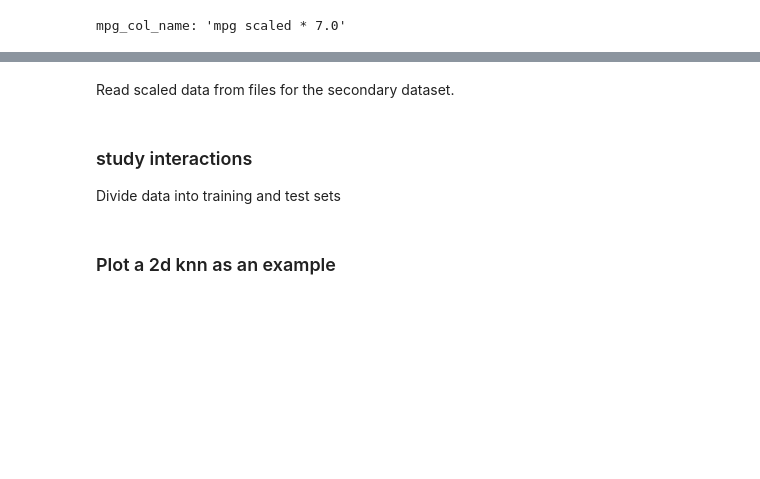
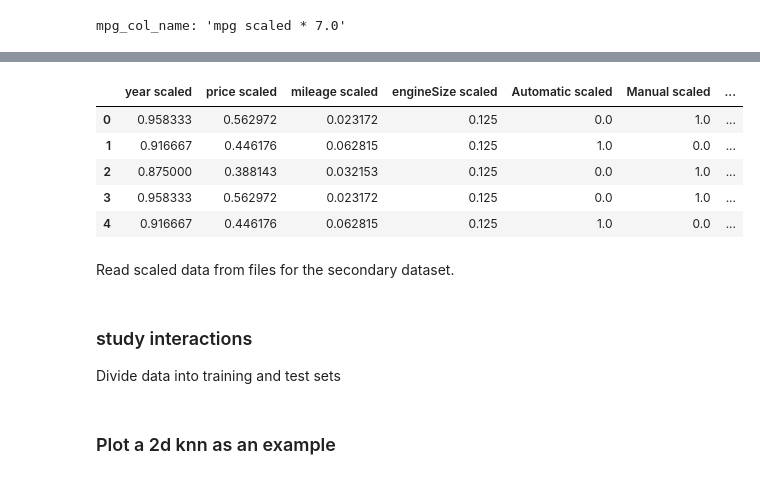
Before and after one commit to ddoggdiggitty/INFS-768-project, a Jupyter notebook: Group Project/Programming/2DimKNN_Example.ipynb, the cells around one changed output, grey strips where cells are left out. Cells and saved outputs as stored; diff of their text form; code cells hidden in the pictures; blank space fills up the shorter version.

```diff
--- a/Group Project/Programming/2DimKNN_Example.ipynb
+++ b/Group Project/Programming/2DimKNN_Example.ipynb
@@ -30,0 +96,20 @@ mpg_col_name: 'mpg scaled * 7.0'
+# %%
+df2 = pd.read_csv("clean2_Ford.csv")
+# %%
+scaler2 = MinMaxScaler()
+X2 = df2.drop("model", axis=1)
+scaler2.fit(X2)
+X2_scaled = scaler2.transform(X2)
+X2.columns = X2.columns + " scaled"
+X2_scaled = pd.DataFrame(X2_scaled, columns=X2.columns)
+# %%
+mpg_scaled = X2_scaled["mpg scaled"].to_frame(name=mpg_col_name)*mpg_weight
+X2_scaled = pd.concat([X2_scaled.drop("mpg scaled", axis=1), mpg_scaled], axis=1)
+display(X2_scaled.head())
+# %% [output]
+|  | year scaled | price scaled | mileage scaled | engineSize scaled | Automatic scaled | Manual scaled | ... |
+| 0 | 0.958333 | 0.562972 | 0.023172 | 0.125 | 0.0 | 1.0 | ... |
+| 1 | 0.916667 | 0.446176 | 0.062815 | 0.125 | 1.0 | 0.0 | ... |
+| 2 | 0.875000 | 0.388143 | 0.032153 | 0.125 | 0.0 | 1.0 | ... |
+| 3 | 0.958333 | 0.562972 | 0.023172 | 0.125 | 0.0 | 1.0 | ... |
+| 4 | 0.916667 | 0.446176 | 0.062815 | 0.125 | 1.0 | 0.0 | ... |
```
Also changed, not shown: parts of 23 cells of this notebook, 5 other files.
